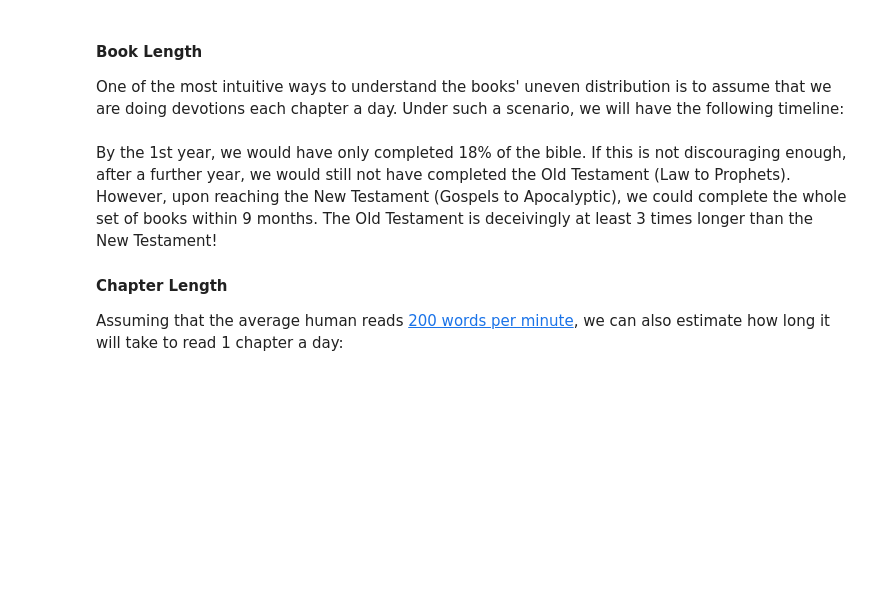
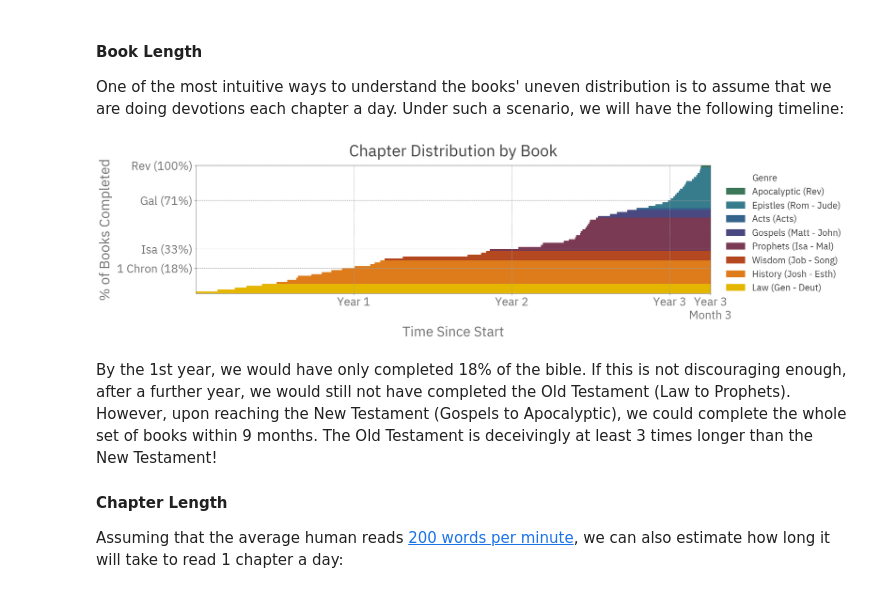
Before and after one commit to lemuelkumarga/bible-network, a Jupyter notebook: main.ipynb, the cells around one changed output. Saved outputs shown, nothing was run; the diff lists cells and outputs as text; code cells hidden in the pictures; blank space fills up the shorter version.

```diff
--- a/main.ipynb
+++ b/main.ipynb
@@ -223,7 +231,7 @@ sent_tokens, word_tokens = _h.cache(get_tokens, "bible_tokens")
 for i in bible.index:
     bible.at[i,'Sentences'] = len(sent_tokens[i])
     # Remove Punctuation
-    bible.at[i,'Words'] = len([w for w in word_tokens[i] if re.match('\w+',w)])
+    bible.at[i,'Words'] = len([w for w in word_tokens[i] if re.match('\\w+',w)])
 
 # Show
 bible[["Name","Testament","Genre","Chapters","Verses","Sentences","Words"]].head(5)
@@ -251,47 +267,49 @@ for name, group in __get_genre_groups():
     for idx in row_ids:
 
         # If we are reading this book in the anniversary
-        if (math.floor((x_progress + length)/365) < math.floor((x_progress + length + bible["Chapters"][idx])/365)):
+        if (math.floor((x_progress + length)/365) < math.floor((x_progress + length + bible["Chapters"].iloc[idx])/365)):
             yticks.append(idx + 1)
             ylabels.append("{} ({}%)".format(bible.index[idx],round(idx/y_length * 100)))
 
-        plt.broken_barh([(x_progress + length, bible["Chapters"][idx])],
+        plt.broken_barh([(x_progress + length, bible["Chapters"].iloc[idx])],
                         (y_progress, (idx + 1) - y_progress),
                         facecolors = __get_genre_colors()[name])
-        length += bible["Chapters"][idx]
+        length += bible["Chapters"].iloc[idx]
 
 
     # Part 2: Bars When Genre has Been Read
     plt.broken_barh([(x_progress + length, x_length - x_progress - length)],
                     (y_progress, max(row_ids) + 1 - y_progress),
                     facecolors = __get_genre_colors()[name])
 
     x_progress += length
     y_progress = max(row_ids) + 1
 
 
 # Add Titles and Grid
 plt.title("Chapter Distribution by Book")
 plt.grid(color=_d.fade_color(_d.ltxt_color,0.5), linestyle='dashed')
 
 # Add X-Axis Details
 plt.xlabel("Time Since Start")
 xticks = [365, 2 * 365, 3 * 365 ,sum(bible["Chapters"])]
 xlabels = [ "Year 1", "Year 2", "Year 3", "Year 3\nMonth 3" ]
 plt.xticks(xticks, xlabels)
 plt.xlim(0,x_length)
 
 # Add Y-Axis Details
 yticks.append(y_length)
 ylabels.append("{} ({}%)".format(bible.index[-1],round(1 * 100)))
 plt.ylabel("% of Books Completed")
 plt.yticks(yticks, ylabels)
 plt.ylim(0, y_length)
 
 # Add Legends
 plt.legend(handles=__get_genre_legends(), bbox_to_anchor=[1.27, 1.0])
 
 plt.show()
+# %% [output]
+[figure, added]
 # %% [markdown]
 By the 1st year, we would have only completed 18% of the bible. If this is not discouraging enough, after a further year, we would still not have completed the Old Testament (<span class="yellow-text">Law</span> to <span class="red-text">Prophets</span>). However, upon reaching the New Testament (<span class="blue-text">Gospels</span> to <span class="green-text">Apocalyptic</span>), we could complete the whole set of books within 9 months. The Old Testament is deceivingly at least 3 times longer than the New Testament!
 
```
Also changed, not shown: parts of 13 cells of this notebook, 6 other files.
